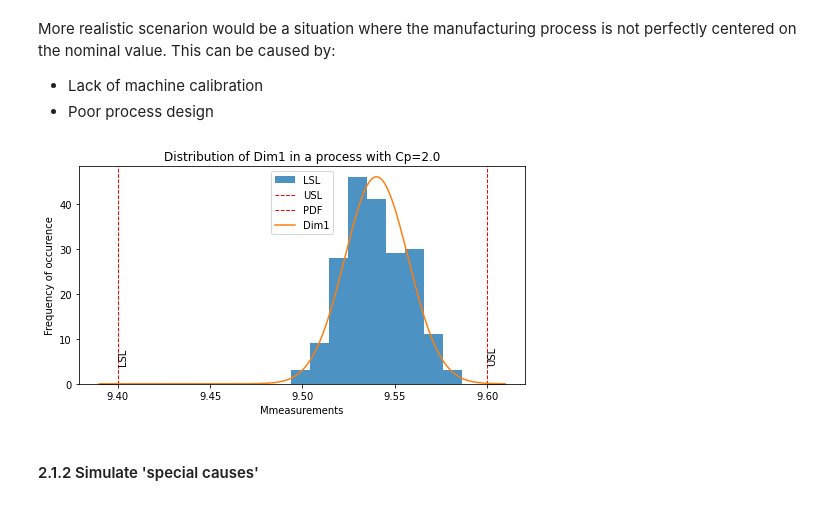
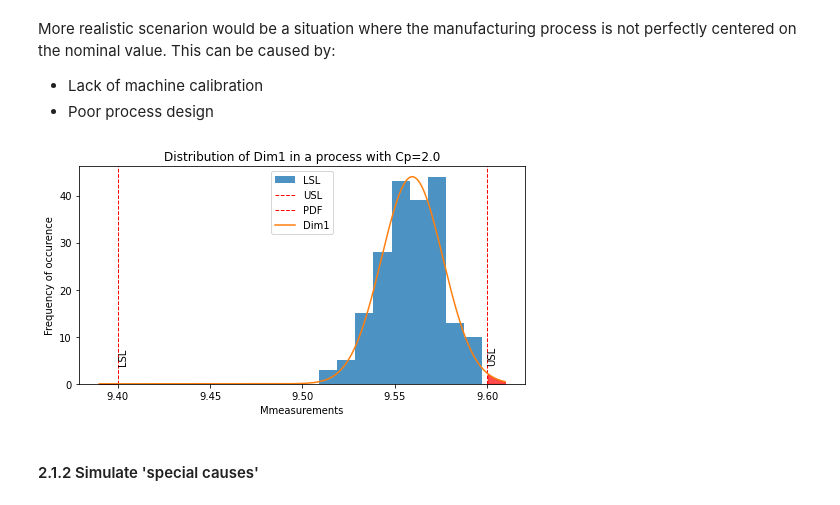
Before and after one commit to przemekbil/PfDA_2021_project, a Jupyter notebook: Project.ipynb, the cells around one changed output. Drawn from its saved outputs; the diff is of its cells as text; code cells hidden in the pictures.

Commit message:
'ccv_off_center' column added to better show the effect of special causes on the distribution of measurements

```diff
--- a/Project.ipynb
+++ b/Project.ipynb
@@ -125,12 +125,12 @@ More realistic scenarion would be a situation where the manufacturing process is
 
 proc_mean=rng.normal(mean, (usl-lsl)/6)
 
-dim1['ccv'] = rng.normal(proc_mean, (usl-lsl)/(6*cp) , n)
+dim1['ccv_off_center'] = dim1['ccv'] + mean - proc_mean
 # %%
 # As seen on the histogram plot, process without special causes variability is alredy not centered perfectly between upper and lower service limits
-fig, ax = spc.hist(dim1['ccv'], 'Dim1', lsl, usl, cp)
+fig, ax = spc.hist(dim1['ccv_off_center'], 'Dim1', lsl, usl, cp)
 # %% [output]
-[figure, old version]
+[figure, new version]
 # %% [markdown]
 <a id="par2.1.2"></a>
 #### 2.1.2 Simulate 'special causes'
```
Also changed, not shown: parts of 41 cells of this notebook.
